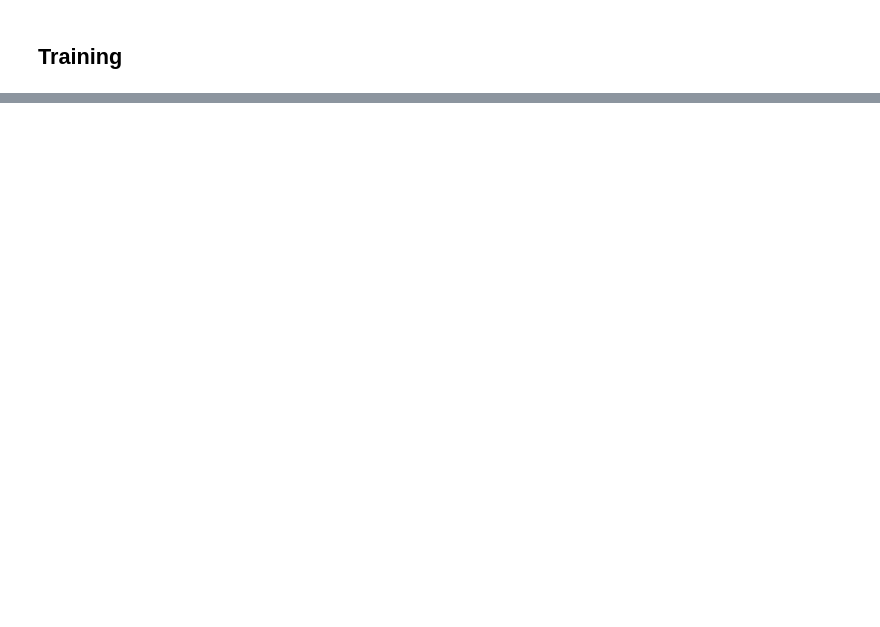
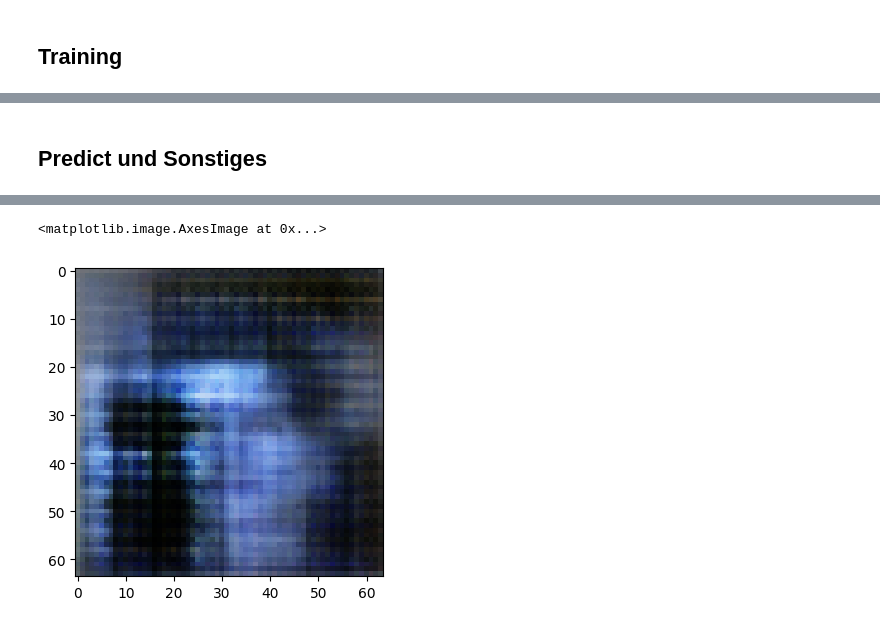
Before and after one commit to as8345s/GenAI_LangChain_Content, a Jupyter notebook: GAN/Wasserstein-GAN.ipynb, the cells around one changed output, grey strips where cells are left out. Cells and saved outputs as stored; diff of their text form; code cells hidden in the pictures; blank space fills up the shorter version.

```diff
--- a/GAN/Wasserstein-GAN.ipynb
+++ b/GAN/Wasserstein-GAN.ipynb
@@ -171,0 +253,29 @@ critic_optimizer = tf.keras.optimizers.RMSprop(learning_rate=0.0005)
+# %%
+# Erstelle Generator CNN #
+# - Füge weitere Layers hinzu...
+def get_generator(img_dim:int=100):
+    model = tf.keras.Sequential()
+    # ---- # Skaliere Noise Vektor
+    model.add(tf.keras.layers.Dense(units=8*8*256, input_shape=(img_dim, ), use_bias=False))
+    model.add(tf.keras.layers.BatchNormalization())
+    model.add(tf.keras.layers.LeakyReLU())
+    model.add(tf.keras.layers.Reshape(( 8, 8, 256)))   # TensorShape([1, 8, 8, 256])
+    # ------------ #
+    # Transpose # 1
+    # filters: Anzahl Filter, um Features zu erkennen. kernel_size: Größe Filter. padding: Art des Paddings, siehe Dok.
+    # Strides: Schrittweite des Filters.
+    model.add(tf.keras.layers.Conv2DTranspose(filters=128, kernel_size=(5,5),  padding='same', use_bias=False))
+    model.add(tf.keras.layers.BatchNormalization())
+    model.add(tf.keras.layers.LeakyReLU())  # TensorShape([1, 8, 8, 256])
+    # Transpose # 2
+    model.add(tf.keras.layers.Conv2DTranspose(filters=64, kernel_size=(5,5), strides=(2,2), padding='same', use_bias=False))
+    model.add(tf.keras.layers.BatchNormalization())
+    model.add(tf.keras.layers.LeakyReLU())  # TensorShape([1, 16, 16, 64])
+    # Transpose # 3
+    model.add(tf.keras.layers.Conv2DTranspose(filters=32, kernel_size=(5,5), strides=(2,2), padding='same', use_bias=False))
+    model.add(tf.keras.layers.BatchNormalization())
+    model.add(tf.keras.layers.LeakyReLU())  # TensorShape([1, 32, 32, 32])
+
+    model.add(tf.keras.layers.Conv2DTranspose(filters=3, kernel_size=(5,5), strides=(2,2), padding='same', use_bias=False, activation='tanh'))  # TensorShape([1, 64, 64, 3])
+
+    return model
@@ -172,2 +302,6 @@ critic_optimizer = tf.keras.optimizers.RMSprop(learning_rate=0.0005)
 # %% [markdown]
 <h2>Training</h2>
+# %%
+# Erstelle Modelle.
+generator = get_generator()
+critic = get_discriminator()
@@ -173,0 +343,9 @@ critic_optimizer = tf.keras.optimizers.RMSprop(learning_rate=0.0005)
+# %% [markdown]
+<h2>Predict und Sonstiges</h2>
+# %%
+noise = np.random.normal(0, 1, (1, 100))
+fake = generator.predict(noise)
+plt.figure(figsize=(4,4))
+fake  = (fake * 127.5 + 127.5).astype(np.uint8)
+plt.imshow(fake[0])
+# %% [output]
@@ -173,0 +353,2 @@ critic_optimizer = tf.keras.optimizers.RMSprop(learning_rate=0.0005)
+<matplotlib.image.AxesImage at 0x...>
+[figure, added]
```
Also changed, not shown: parts of 30 cells of this notebook, 2 other files.
